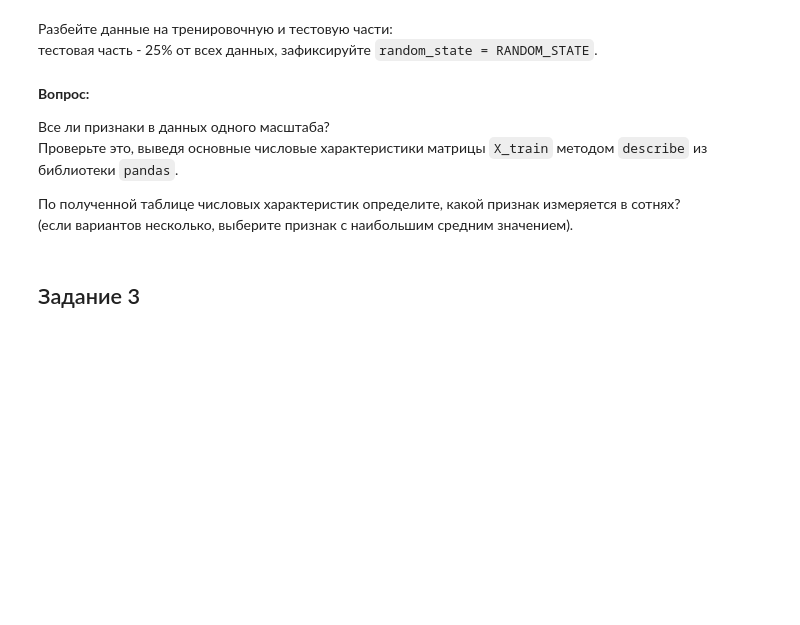
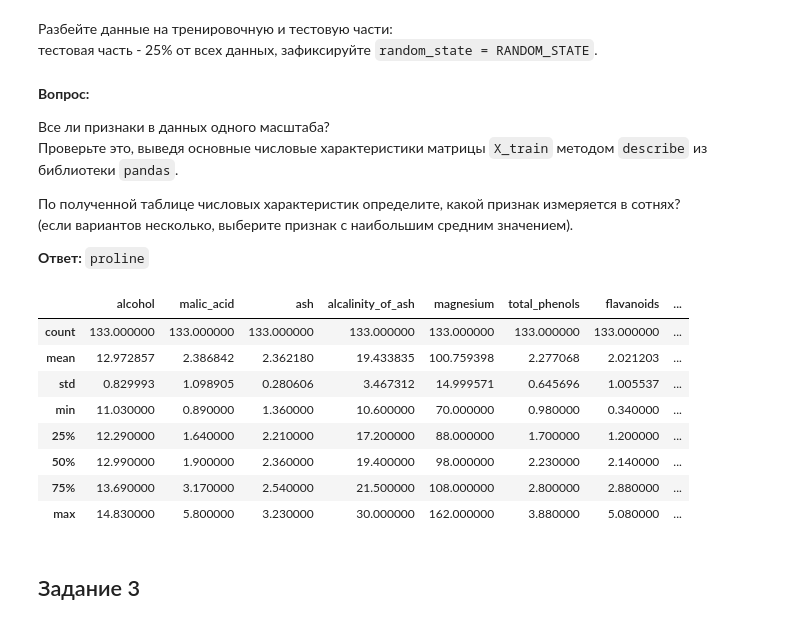
Before and after one commit to psaw/hse-ai24-ml, a Jupyter notebook: KNN_task.ipynb, the cells around one changed output. Drawn from its saved outputs; the diff is of its cells as text; code cells hidden in the pictures; blank space fills up the shorter version.

```diff
--- a/KNN_task.ipynb
+++ b/KNN_task.ipynb
@@ -42,7 +60,7 @@ y = data.target
 # %%
 from sklearn.model_selection import train_test_split
 
-X_train, X_test, y_train, y_test = # ваш код здесь
+X_train, X_test, y_train, y_test = train_test_split(X, y, train_size=TRAIN_SIZE, random_state=RANDOM_STATE)
 # %% [markdown]
 **Вопрос:**
 
@@ -51,8 +69,21 @@ X_train, X_test, y_train, y_test = # ваш код здесь
 
 По полученной таблице числовых характеристик определите, какой признак измеряется в сотнях?
 (если вариантов несколько, выберите признак с наибольшим средним значением).
+
+**Ответ:**  `proline`
 # %%
 # ваш код здесь
+X_train.describe()
+# %% [output]
+|  | alcohol | malic_acid | ash | alcalinity_of_ash | magnesium | total_phenols | flavanoids | ... |
+| count | 133.000000 | 133.000000 | 133.000000 | 133.000000 | 133.000000 | 133.000000 | 133.000000 | ... |
+| mean | 12.972857 | 2.386842 | 2.362180 | 19.433835 | 100.759398 | 2.277068 | 2.021203 | ... |
+| std | 0.829993 | 1.098905 | 0.280606 | 3.467312 | 14.999571 | 0.645696 | 1.005537 | ... |
+| min | 11.030000 | 0.890000 | 1.360000 | 10.600000 | 70.000000 | 0.980000 | 0.340000 | ... |
+| 25% | 12.290000 | 1.640000 | 2.210000 | 17.200000 | 88.000000 | 1.700000 | 1.200000 | ... |
+| 50% | 12.990000 | 1.900000 | 2.360000 | 19.400000 | 98.000000 | 2.230000 | 2.140000 | ... |
+| 75% | 13.690000 | 3.170000 | 2.540000 | 21.500000 | 108.000000 | 2.800000 | 2.880000 | ... |
+| max | 14.830000 | 5.800000 | 3.230000 | 30.000000 | 162.000000 | 3.880000 | 5.080000 | ... |
 # %% [markdown]
 ## Задание 3
 # %% [markdown]
```
Also changed, not shown: parts of 28 cells of this notebook.
